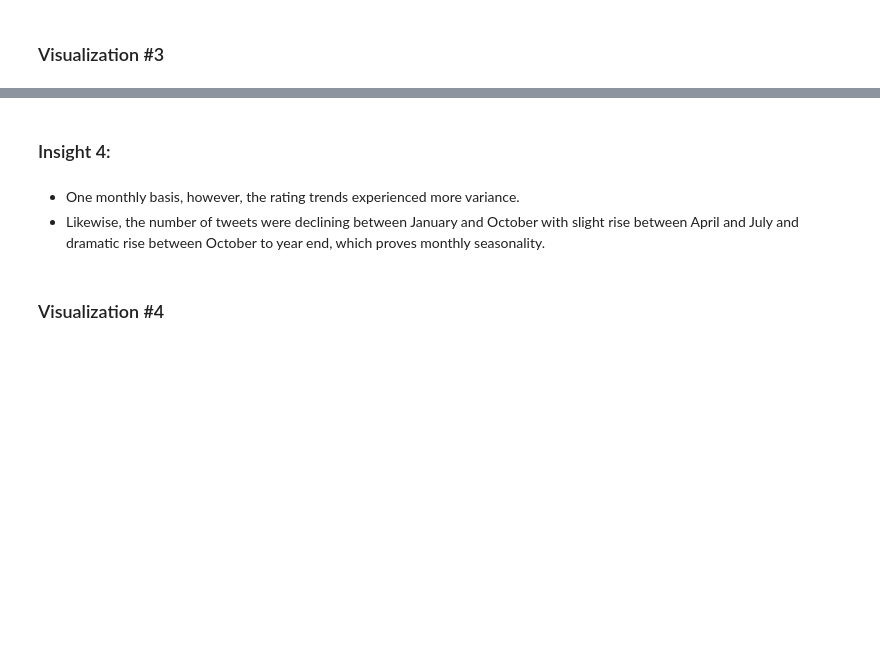
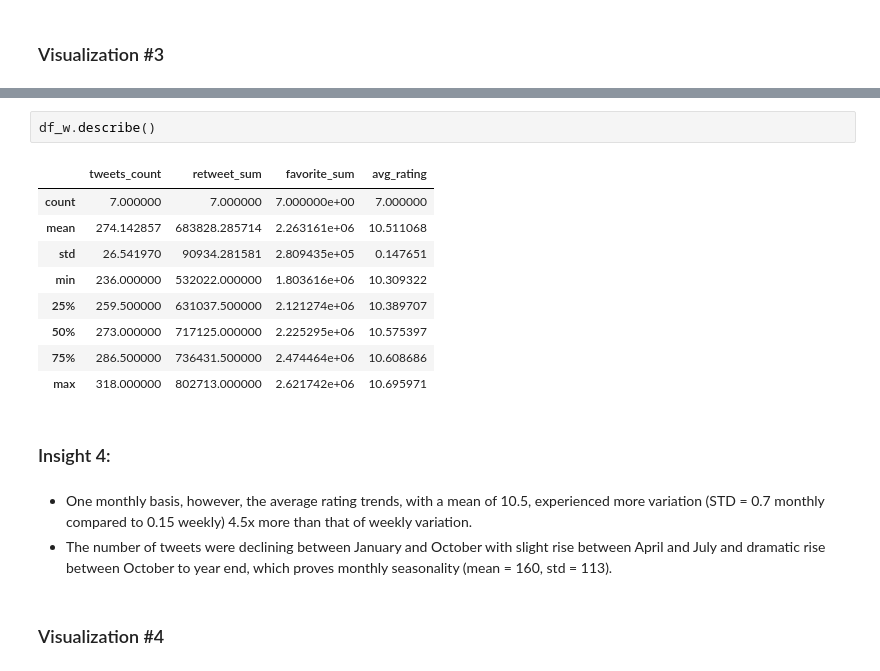
Before and after one commit to hedejan/Wrangle-and-Analyze-Data, a Jupyter notebook: act_report.ipynb, the cells around one changed output, grey strips where cells are left out. Saved outputs shown, nothing was run; the diff lists cells and outputs as text; blank space fills up the shorter version.

```diff
--- a/act_report.ipynb
+++ b/act_report.ipynb
@@ -144,8 +153,20 @@ plt.show()
+# %%
+df_w.describe()
+# %% [output]
+|  | tweets_count | retweet_sum | favorite_sum | avg_rating |
+| count | 7.000000 | 7.000000 | 7.000000e+00 | 7.000000 |
+| mean | 274.142857 | 683828.285714 | 2.263161e+06 | 10.511068 |
+| std | 26.541970 | 90934.281581 | 2.809435e+05 | 0.147651 |
+| min | 236.000000 | 532022.000000 | 1.803616e+06 | 10.309322 |
+| 25% | 259.500000 | 631037.500000 | 2.121274e+06 | 10.389707 |
+| 50% | 273.000000 | 717125.000000 | 2.225295e+06 | 10.575397 |
+| 75% | 286.500000 | 736431.500000 | 2.474464e+06 | 10.608686 |
+| max | 318.000000 | 802713.000000 | 2.621742e+06 | 10.695971 |
 # %% [markdown]
 ### Insight 4:
 # %% [markdown]
-* One monthly basis, however, the rating trends experienced more variance.
-* Likewise, the number of tweets were declining between January and October with slight rise between April and July and dramatic rise between October to year end, which proves monthly seasonality.
+* One monthly basis, however, the average rating trends, with a mean of 10.5, experienced more variation (STD = 0.7 monthly compared to 0.15 weekly) 4.5x more than that of weekly variation.
+* The number of tweets were declining between January and October with slight rise between April and July and dramatic rise between October to year end, which proves monthly seasonality (mean = 160, std = 113).
 # %% [markdown]
 ### Visualization #4
 # %%
```
Also changed, not shown: parts of 7 cells of this notebook, 2 other files.
